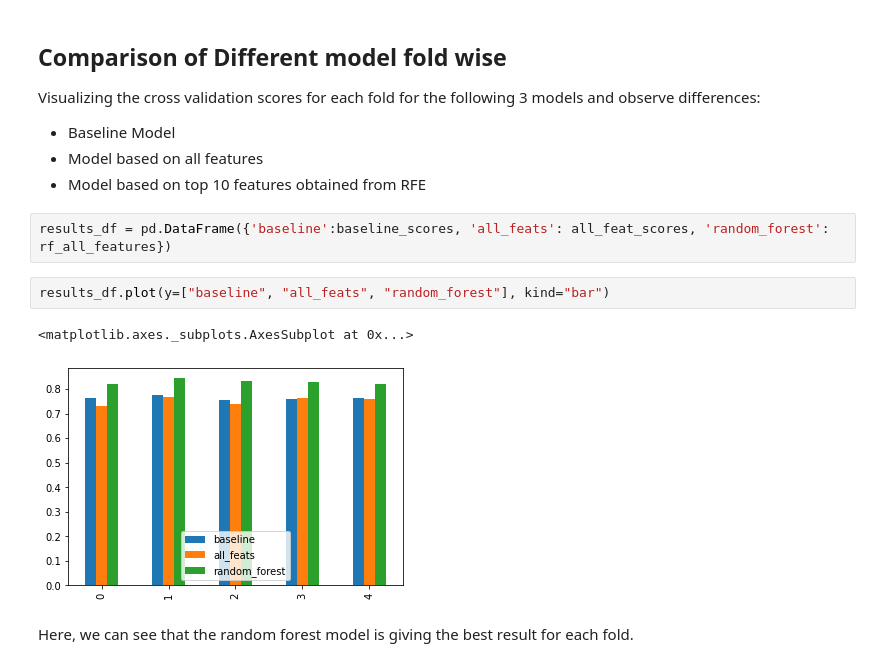
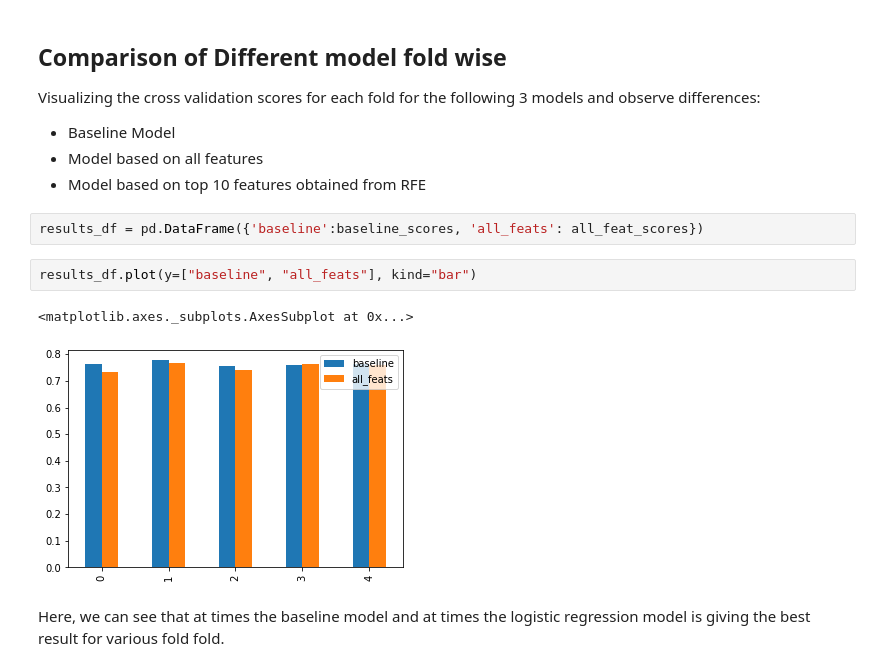
Before and after one commit to Anjali-Sah/CustomerChurnPrediction, a Jupyter notebook: ML_ChurnPrdiction.ipynb, the cells around one changed output. Drawn from its saved outputs; the diff is of its cells as text.

```diff
--- a/ML_ChurnPrdiction.ipynb
+++ b/ML_ChurnPrdiction.ipynb
@@ -391,11 +428,11 @@ Visualizing the cross validation scores for each fold for the following 3 models
 * Model based on all features
 * Model based on top 10 features obtained from RFE
 # %%
-results_df = pd.DataFrame({'baseline':baseline_scores, 'all_feats': all_feat_scores, 'random_forest': rf_all_features})
+results_df = pd.DataFrame({'baseline':baseline_scores, 'all_feats': all_feat_scores})
 # %%
-results_df.plot(y=["baseline", "all_feats", "random_forest"], kind="bar")
+results_df.plot(y=["baseline", "all_feats"], kind="bar")
 # %% [output]
 <matplotlib.axes._subplots.AxesSubplot at 0x...>
-[figure, old version]
+[figure, new version]
 # %% [markdown]
-Here, we can see that the random forest model is giving the best result for each fold.
+Here, we can see that at times the baseline model and at times the logistic regression model is giving the best result for various fold fold.
```
Also changed, not shown: parts of 16 cells of this notebook.
